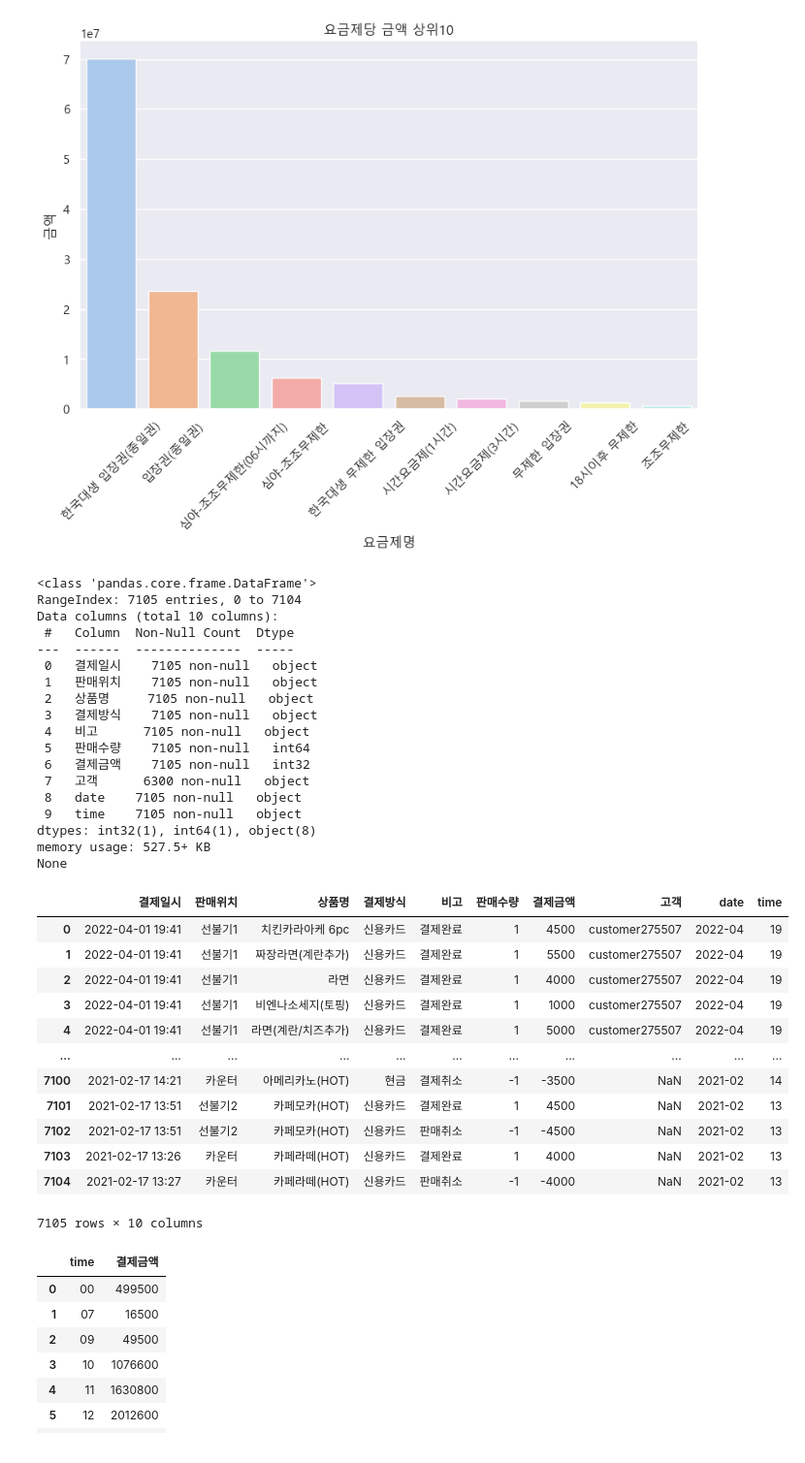
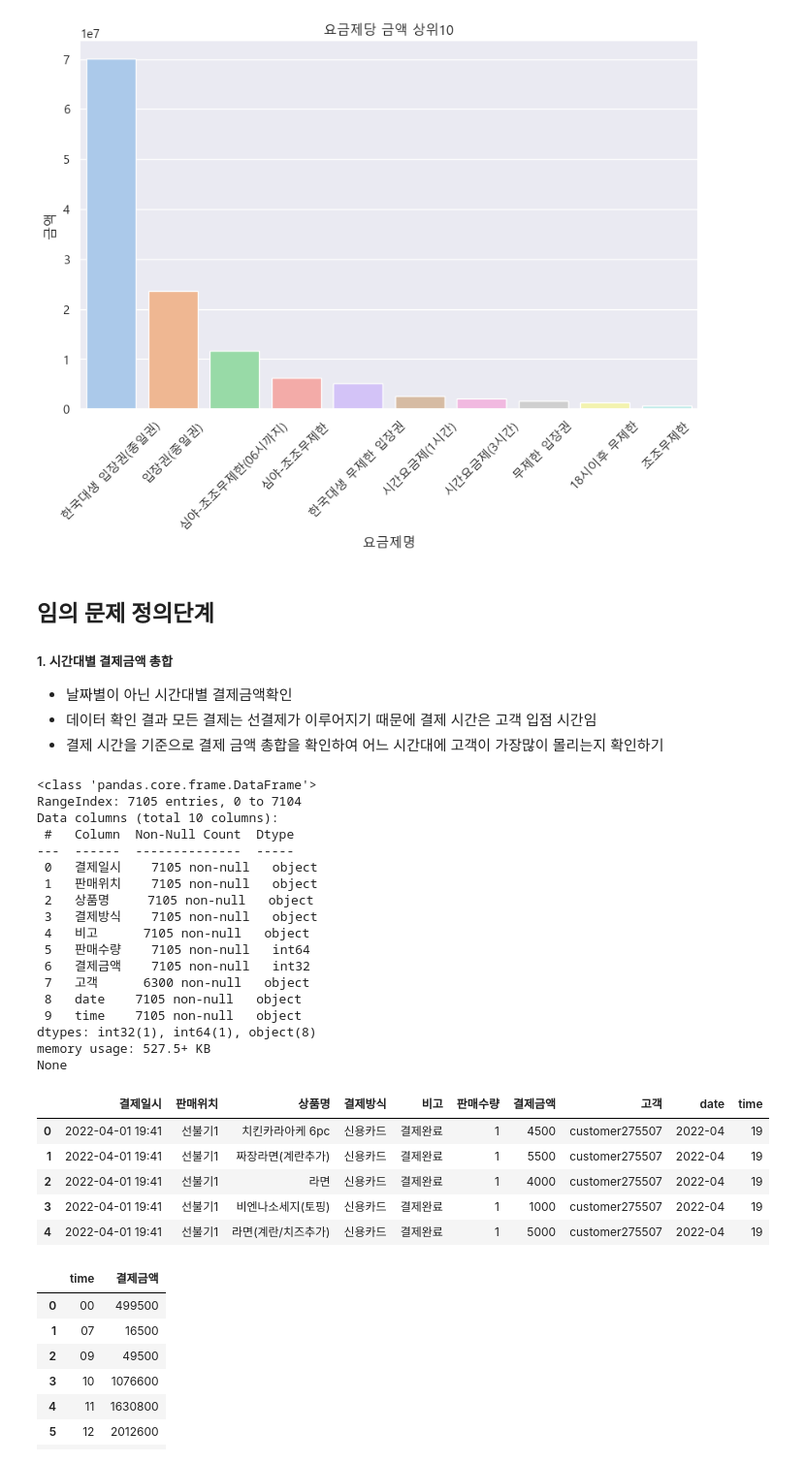
Before and after one commit to leejaesang6098/aiffel_study, a Jupyter notebook: 0915_node/0915_project.ipynb, the cells around one changed output. Shown: that part at 97% size. Saved outputs shown, nothing was run; the diff lists cells and outputs as text; code cells hidden in the pictures.

```diff
--- a/0915_node/0915_project.ipynb
+++ b/0915_node/0915_project.ipynb
@@ -296,41 +302,41 @@ plt.title('요금제당 금액 상위10')
 plt.show()
 # %% [output]
 [figure]
+# %% [markdown]
+## 임의 문제 정의단계
+##### 1. 시간대별 결제금액 총합
+* 날짜별이 아닌 시간대별 결제금액확인
+* 데이터 확인 결과 모든 결제는 선결제가 이루어지기 때문에 결제 시간은 고객 입점 시간임
+* 결제 시간을 기준으로 결제 금액 총합을 확인하여 어느 시간대에 고객이 가장많이 몰리는지 확인하기
 # %%
 temp_var = sales_data
+# 원본데이터에서 "결제시간"부분만 따와서 새로운 칼럼 생성
 temp_var['time'] = sales_data["결제일시"].apply(lambda x: x[11:13])
 print(temp_var.info())
-temp_var
+temp_var.head()
 # %% [output]
 <class 'pandas.core.frame.DataFrame'>
 RangeIndex: 7105 entries, 0 to 7104
 Data columns (total 10 columns):
  #   Column  Non-Null Count  Dtype
 ---  ------  --------------  -----
  0   결제일시    7105 non-null   object
  1   판매위치    7105 non-null   object
  2   상품명     7105 non-null   object
  3   결제방식    7105 non-null   object
  4   비고      7105 non-null   object
  5   판매수량    7105 non-null   int64
  6   결제금액    7105 non-null   int32
  7   고객      6300 non-null   object
  8   date    7105 non-null   object
  9   time    7105 non-null   object
 dtypes: int32(1), int64(1), object(8)
 memory usage: 527.5+ KB
 None
 |  | 결제일시 | 판매위치 | 상품명 | 결제방식 | 비고 | 판매수량 | 결제금액 | 고객 | date | time |
 | 0 | 2022-04-01 19:41 | 선불기1 | 치킨카라아케 6pc | 신용카드 | 결제완료 | 1 | 4500 | customer275507 | 2022-04 | 19 |
 | 1 | 2022-04-01 19:41 | 선불기1 | 짜장라면(계란추가) | 신용카드 | 결제완료 | 1 | 5500 | customer275507 | 2022-04 | 19 |
 | 2 | 2022-04-01 19:41 | 선불기1 | 라면 | 신용카드 | 결제완료 | 1 | 4000 | customer275507 | 2022-04 | 19 |
 | 3 | 2022-04-01 19:41 | 선불기1 | 비엔나소세지(토핑) | 신용카드 | 결제완료 | 1 | 1000 | customer275507 | 2022-04 | 19 |
 | 4 | 2022-04-01 19:41 | 선불기1 | 라면(계란/치즈추가) | 신용카드 | 결제완료 | 1 | 5000 | customer275507 | 2022-04 | 19 |
-| ... | ... | ... | ... | ... | ... | ... | ... | ... | ... | ... |
-| 7100 | 2021-02-17 14:21 | 카운터 | 아메리카노(HOT) | 현금 | 결제취소 | -1 | -3500 | NaN | 2021-02 | 14 |
-| 7101 | 2021-02-17 13:51 | 선불기2 | 카페모카(HOT) | 신용카드 | 결제완료 | 1 | 4500 | NaN | 2021-02 | 13 |
-| 7102 | 2021-02-17 13:51 | 선불기2 | 카페모카(HOT) | 신용카드 | 판매취소 | -1 | -4500 | NaN | 2021-02 | 13 |
-| 7103 | 2021-02-17 13:26 | 카운터 | 카페라떼(HOT) | 신용카드 | 결제완료 | 1 | 4000 | NaN | 2021-02 | 13 |
-| 7104 | 2021-02-17 13:27 | 카운터 | 카페라떼(HOT) | 신용카드 | 판매취소 | -1 | -4000 | NaN | 2021-02 | 13 |
-7105 rows × 10 columns
 # %%
```
Also changed, not shown: parts of 23 cells of this notebook.
